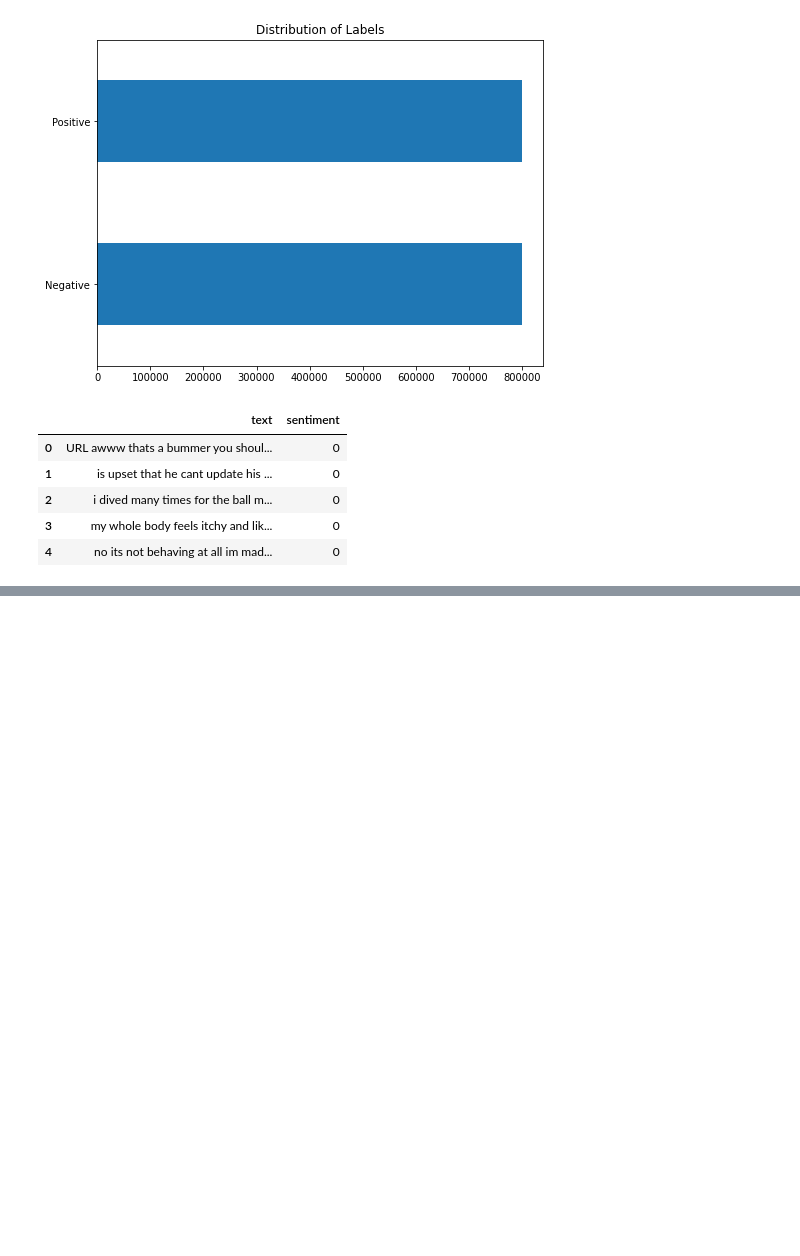
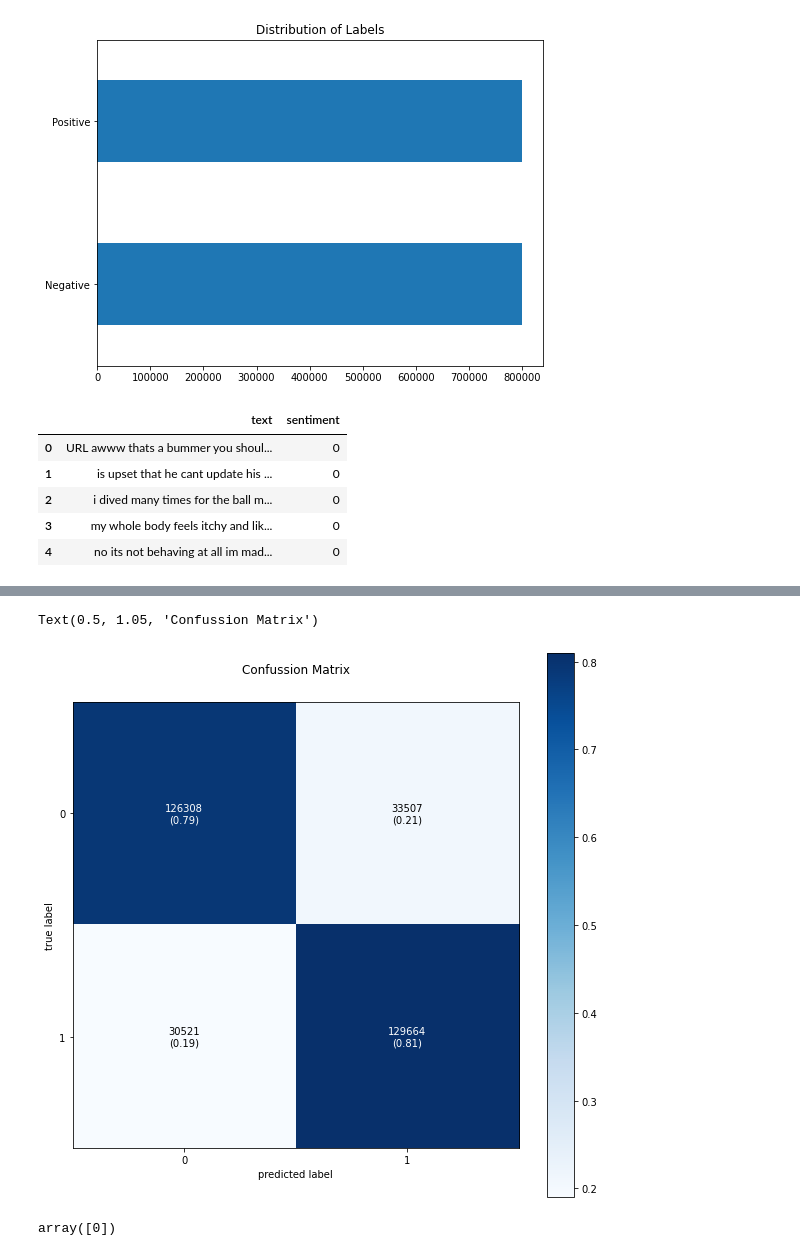
Before and after one commit to AsadAliDD/TwitterSentiment, a Jupyter notebook: Notebooks/EDA.ipynb, the cells around one changed output, grey strips where cells are left out. Saved outputs shown, nothing was run; the diff lists cells and outputs as text; code cells hidden in the pictures; blank space fills up the shorter version.

Commit message:
Logistic Regression

```diff
--- a/Notebooks/EDA.ipynb
+++ b/Notebooks/EDA.ipynb
@@ -58,0 +76,4 @@ data.head()
+# %%
+#Vectorsing the Tweets
+vectorizer=TfidfVectorizer()
+vectorizer.fit(X_train)
@@ -58,0 +92,4 @@ data.head()
+# %%
+# Applyting TF-ID
+X_train=vectorizer.transform(X_train)
+X_test=vectorizer.transform(X_test)
@@ -58,0 +100,4 @@ data.head()
+# %%
+#Training Logitistic Regression
+lr=LogisticRegression(verbose=1)
+lr.fit(X_train,y_train)
@@ -58,0 +112,15 @@ data.head()
+# %%
+pred=lr.predict(X_test)
+acc=accuracy_score(y_test,pred)
+f1=f1_score(y_test,pred,pos_label=4)
+confussion=confusion_matrix(y_test,pred,labels=[0,4])
+# %%
+fig, ax = plot_confusion_matrix(conf_mat=confussion,
+                                show_absolute=True,
+                                show_normed=True,
+                                colorbar=True,
+                               figsize=(10,10))
+plt.title('Confussion Matrix')
+# %% [output]
+Text(0.5, 1.05, 'Confussion Matrix')
+[figure, added]
@@ -58,0 +142,8 @@ data.head()
+# %%
+#Testing
+tweet="This Notebook sucks"
+tweet=preprocess(tweet)
+tweet=vectorizer.transform([tweet])
+lr.predict(tweet)
+# %% [output]
+array([0])
```
Also changed, not shown: parts of 9 cells of this notebook.
